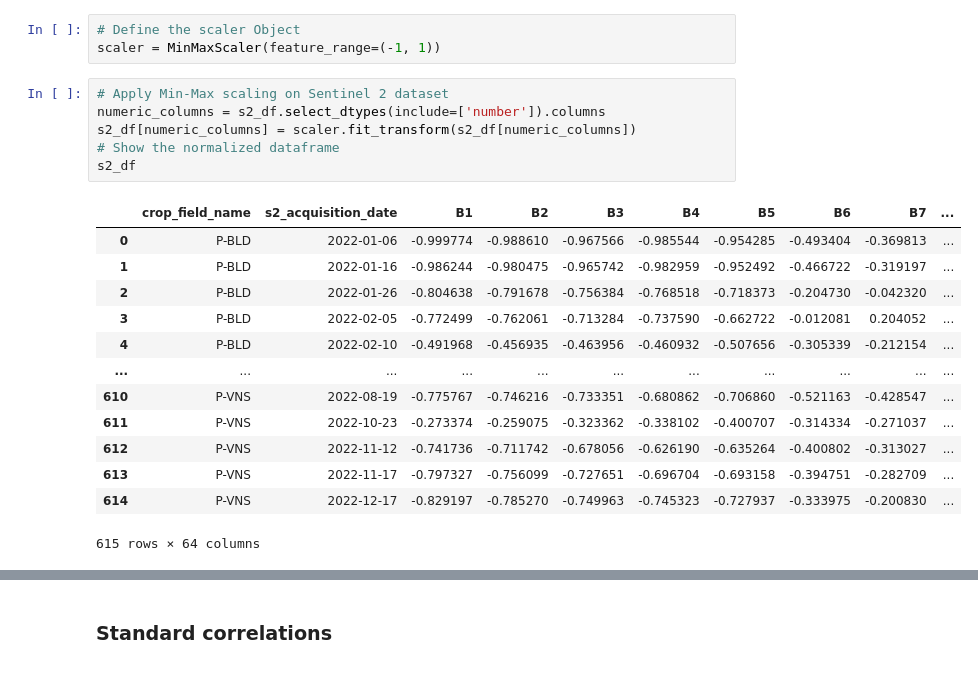
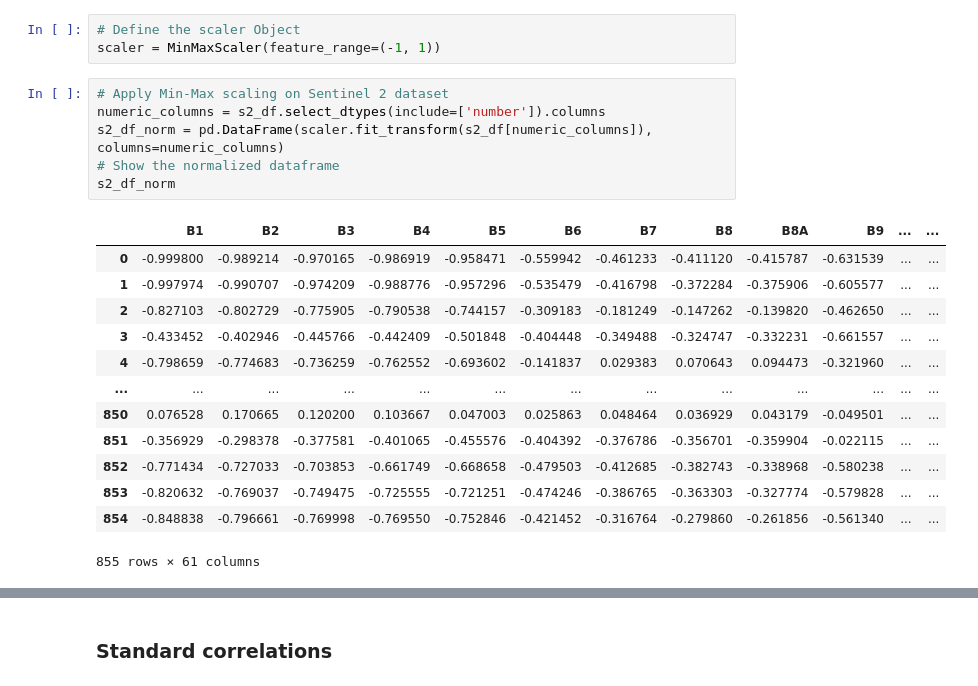
Before and after one commit to Amatofrancesco99/organic-fertilizers-detection, a Jupyter notebook: Notebooks/2-analysis.ipynb, the cells around one changed output, grey strips where cells are left out. Cells and saved outputs as stored; diff of their text form.

```diff
--- a/Notebooks/2-analysis.ipynb
+++ b/Notebooks/2-analysis.ipynb
@@ -137,23 +137,23 @@ scaler = MinMaxScaler(feature_range=(-1, 1))
 # %%
 # Apply Min-Max scaling on Sentinel 2 dataset
 numeric_columns = s2_df.select_dtypes(include=['number']).columns
-s2_df[numeric_columns] = scaler.fit_transform(s2_df[numeric_columns])
+s2_df_norm = pd.DataFrame(scaler.fit_transform(s2_df[numeric_columns]), columns=numeric_columns)
 # Show the normalized dataframe
-s2_df
+s2_df_norm
 # %% [output]
-|  | crop_field_name | s2_acquisition_date | B1 | B2 | B3 | B4 | B5 | B6 | B7 | ... |
-| 0 | P-BLD | 2022-01-06 | -0.999774 | -0.988610 | -0.967566 | -0.985544 | -0.954285 | -0.493404 | -0.369813 | ... |
-| 1 | P-BLD | 2022-01-16 | -0.986244 | -0.980475 | -0.965742 | -0.982959 | -0.952492 | -0.466722 | -0.319197 | ... |
-| 2 | P-BLD | 2022-01-26 | -0.804638 | -0.791678 | -0.756384 | -0.768518 | -0.718373 | -0.204730 | -0.042320 | ... |
-| 3 | P-BLD | 2022-02-05 | -0.772499 | -0.762061 | -0.713284 | -0.737590 | -0.662722 | -0.012081 | 0.204052 | ... |
-| 4 | P-BLD | 2022-02-10 | -0.491968 | -0.456935 | -0.463956 | -0.460932 | -0.507656 | -0.305339 | -0.212154 | ... |
-| ... | ... | ... | ... | ... | ... | ... | ... | ... | ... | ... |
-| 610 | P-VNS | 2022-08-19 | -0.775767 | -0.746216 | -0.733351 | -0.680862 | -0.706860 | -0.521163 | -0.428547 | ... |
-| 611 | P-VNS | 2022-10-23 | -0.273374 | -0.259075 | -0.323362 | -0.338102 | -0.400707 | -0.314334 | -0.271037 | ... |
-| 612 | P-VNS | 2022-11-12 | -0.741736 | -0.711742 | -0.678056 | -0.626190 | -0.635264 | -0.400802 | -0.313027 | ... |
-| 613 | P-VNS | 2022-11-17 | -0.797327 | -0.756099 | -0.727651 | -0.696704 | -0.693158 | -0.394751 | -0.282709 | ... |
-| 614 | P-VNS | 2022-12-17 | -0.829197 | -0.785270 | -0.749963 | -0.745323 | -0.727937 | -0.333975 | -0.200830 | ... |
+|  | B1 | B2 | B3 | B4 | B5 | B6 | B7 | B8 | B8A | B9 | ... | ... |
+| 0 | -0.999800 | -0.989214 | -0.970165 | -0.986919 | -0.958471 | -0.559942 | -0.461233 | -0.411120 | -0.415787 | -0.631539 | ... | ... |
+| 1 | -0.997974 | -0.990707 | -0.974209 | -0.988776 | -0.957296 | -0.535479 | -0.416798 | -0.372284 | -0.375906 | -0.605577 | ... | ... |
+| 2 | -0.827103 | -0.802729 | -0.775905 | -0.790538 | -0.744157 | -0.309183 | -0.181249 | -0.147262 | -0.139820 | -0.462650 | ... | ... |
+| 3 | -0.433452 | -0.402946 | -0.445766 | -0.442409 | -0.501848 | -0.404448 | -0.349488 | -0.324747 | -0.332231 | -0.661557 | ... | ... |
+| 4 | -0.798659 | -0.774683 | -0.736259 | -0.762552 | -0.693602 | -0.141837 | 0.029383 | 0.070643 | 0.094473 | -0.321960 | ... | ... |
+| ... | ... | ... | ... | ... | ... | ... | ... | ... | ... | ... | ... | ... |
+| 850 | 0.076528 | 0.170665 | 0.120200 | 0.103667 | 0.047003 | 0.025863 | 0.048464 | 0.036929 | 0.043179 | -0.049501 | ... | ... |
+| 851 | -0.356929 | -0.298378 | -0.377581 | -0.401065 | -0.455576 | -0.404392 | -0.376786 | -0.356701 | -0.359904 | -0.022115 | ... | ... |
+| 852 | -0.771434 | -0.727033 | -0.703853 | -0.661749 | -0.668658 | -0.479503 | -0.412685 | -0.382743 | -0.338968 | -0.580238 | ... | ... |
+| 853 | -0.820632 | -0.769037 | -0.749475 | -0.725555 | -0.721251 | -0.474246 | -0.386765 | -0.363303 | -0.327774 | -0.579828 | ... | ... |
+| 854 | -0.848838 | -0.796661 | -0.769998 | -0.769550 | -0.752846 | -0.421452 | -0.316764 | -0.279860 | -0.261856 | -0.561340 | ... | ... |
-615 rows × 64 columns
+855 rows × 61 columns
 # %%
 # Apply Min-Max scaling on Sentinel 1 dataset
 numeric_columns = s1_df.select_dtypes(include=['number']).columns
```
Also changed, not shown: parts of 15 cells of this notebook.
